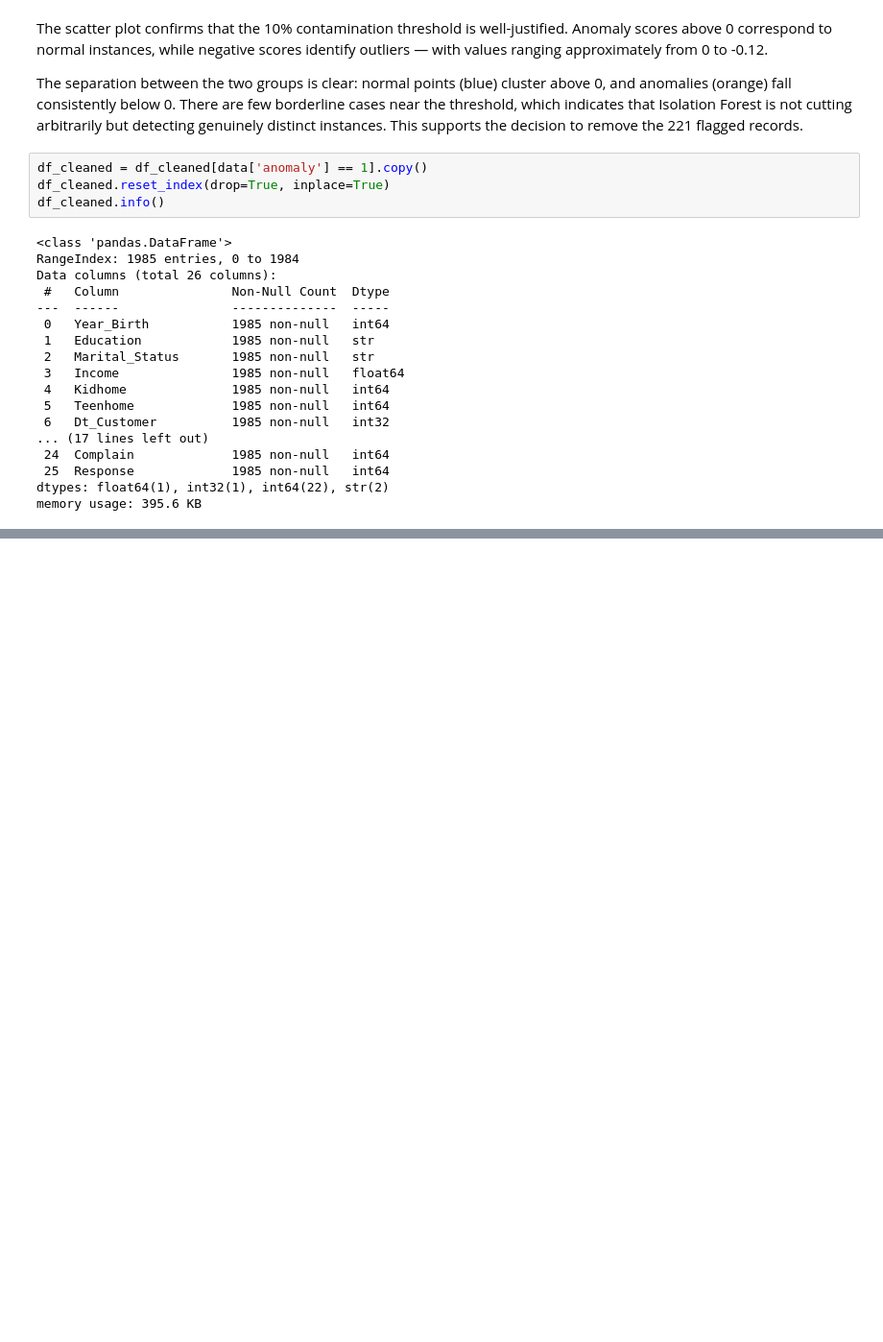
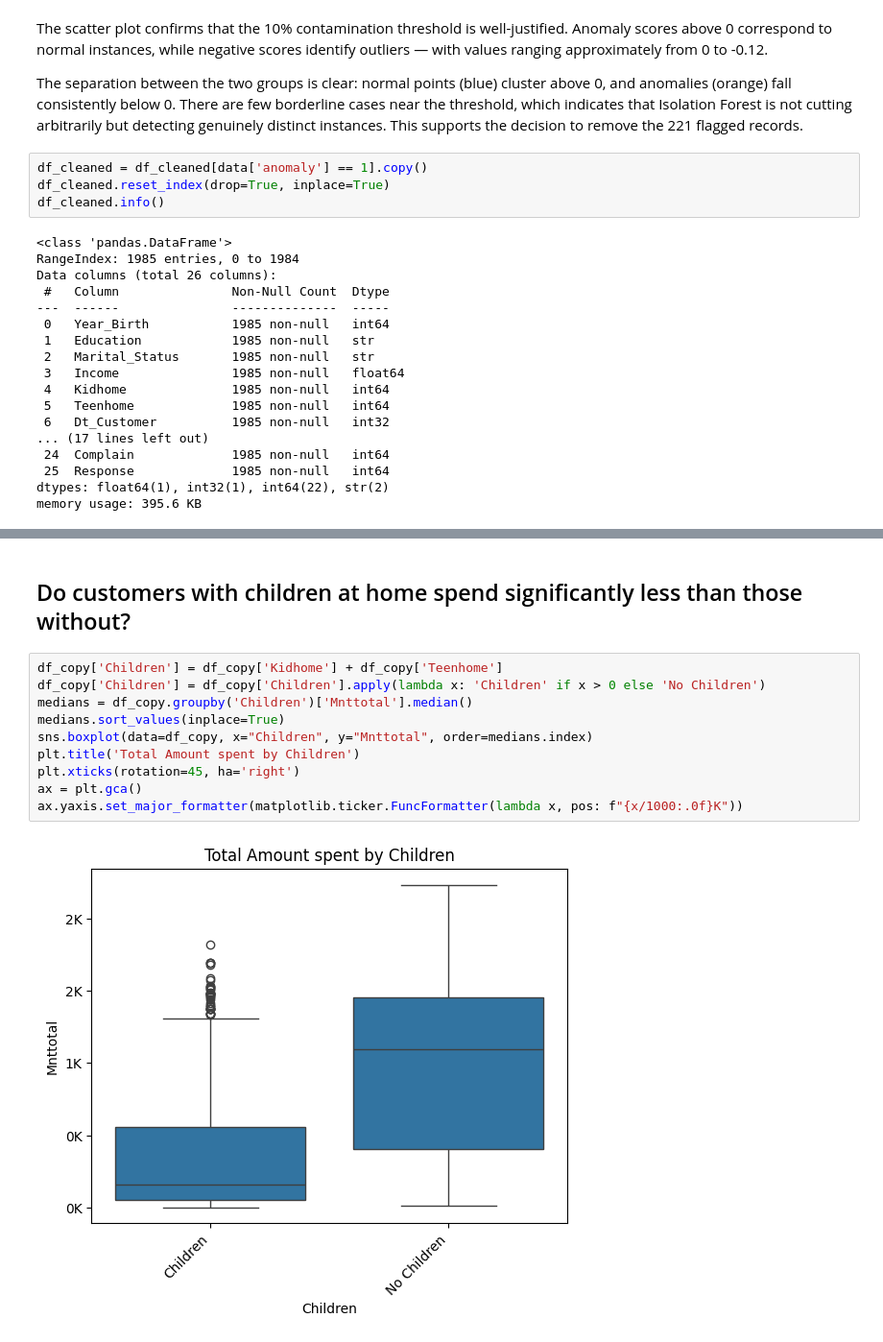
Before and after one commit to AlejandroBeldaFernandez/Customer-Personality-Analysis, a Jupyter notebook: Customer_personality_analysis.ipynb, the cells around one changed output, grey strips where cells are left out. Shown at 96% size. Saved outputs shown, nothing was run; the diff lists cells and outputs as text; blank space fills up the shorter version.

```diff
--- a/Customer_personality_analysis.ipynb
+++ b/Customer_personality_analysis.ipynb
@@ -342,0 +395,14 @@ memory usage: 395.6 KB
+# %% [markdown]
+## Do customers with children at home spend significantly less than those without?
+# %%
+df_copy['Children'] = df_copy['Kidhome'] + df_copy['Teenhome']
+df_copy['Children'] = df_copy['Children'].apply(lambda x: 'Children' if x > 0 else 'No Children')
+medians = df_copy.groupby('Children')['Mnttotal'].median()
+medians.sort_values(inplace=True)
+sns.boxplot(data=df_copy, x="Children", y="Mnttotal", order=medians.index)
+plt.title('Total Amount spent by Children')
+plt.xticks(rotation=45, ha='right')
+ax = plt.gca()
+ax.yaxis.set_major_formatter(matplotlib.ticker.FuncFormatter(lambda x, pos: f"{x/1000:.0f}K"))
+# %% [output]
+[figure, added]
```
Also changed, not shown: parts of 52 cells of this notebook.
